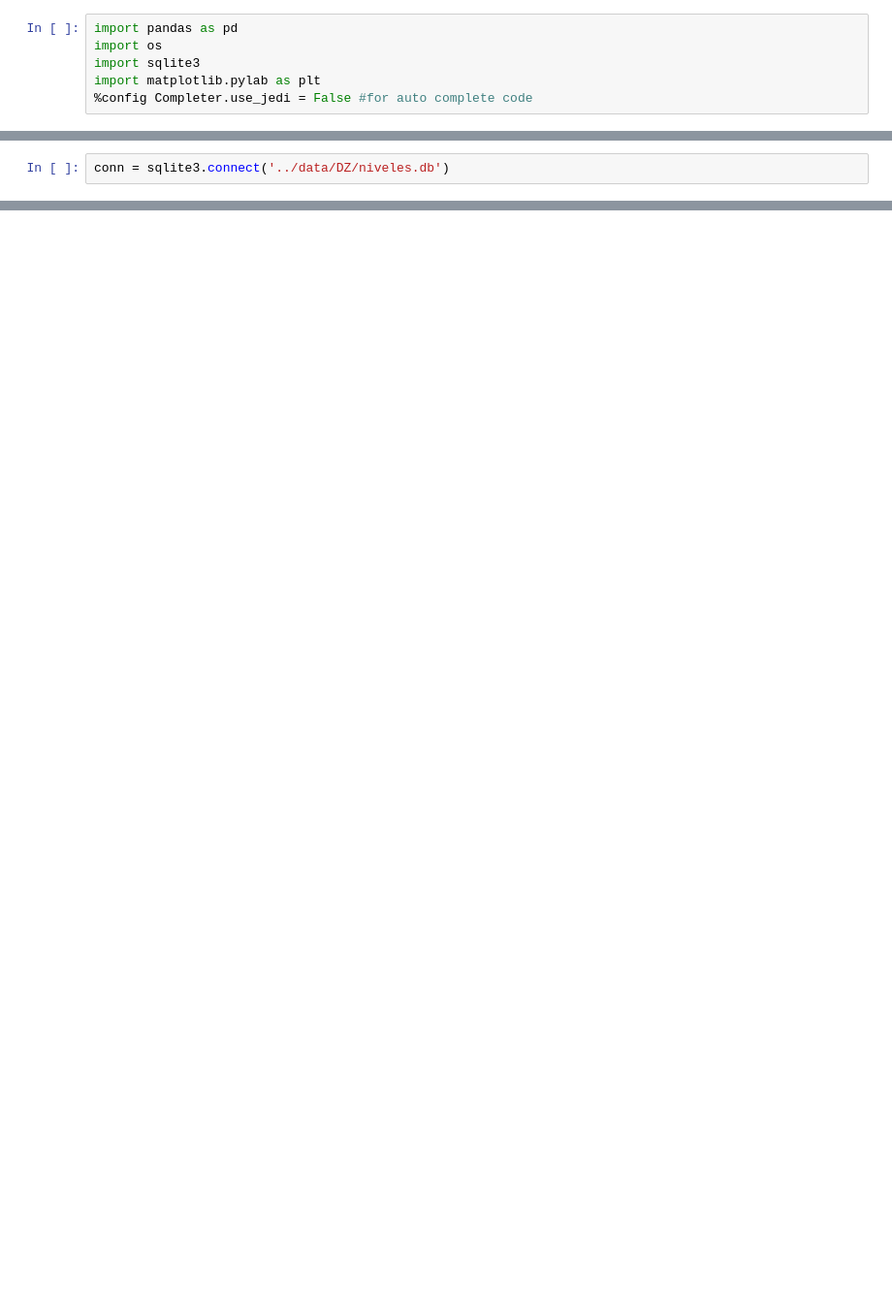
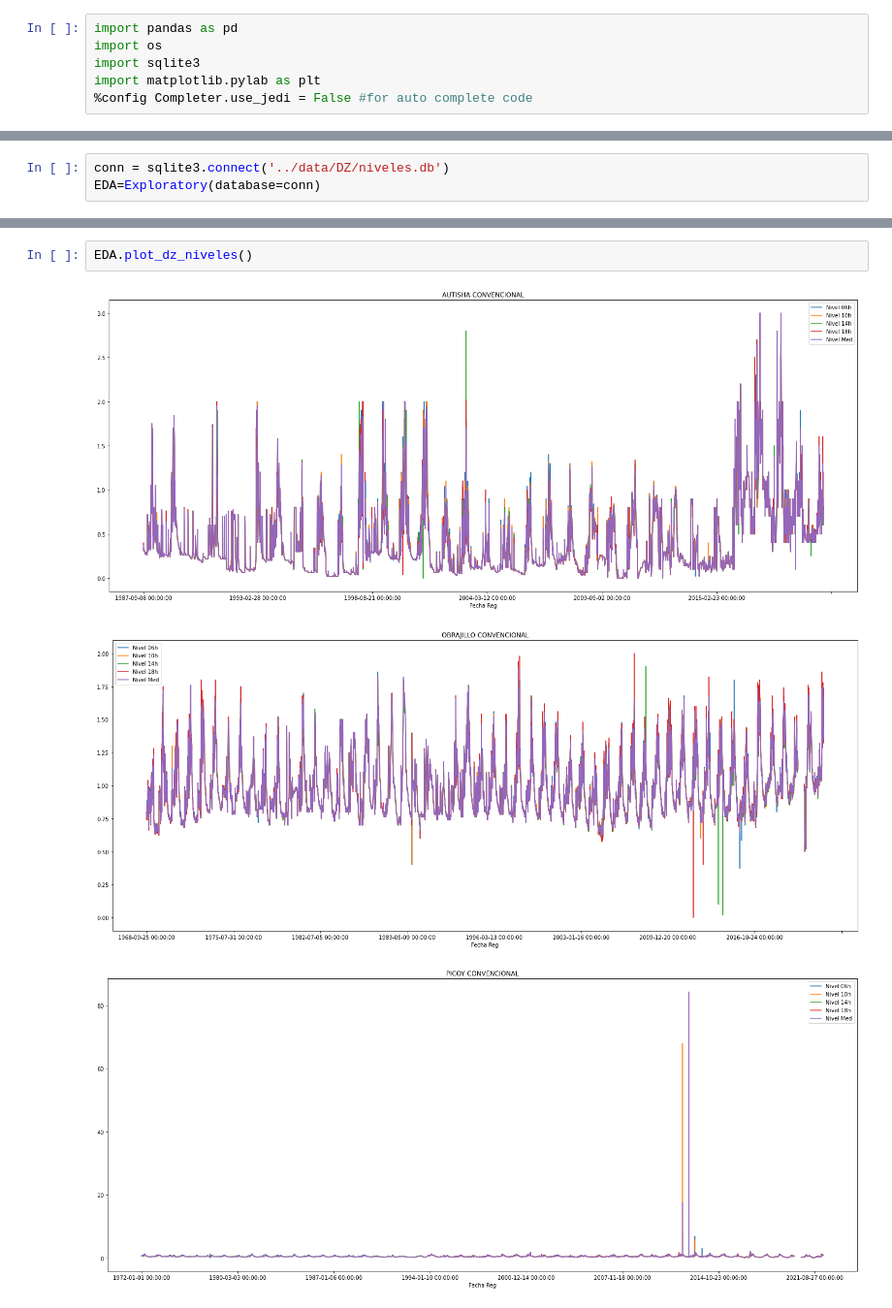
Before and after one commit to JoseZevallosR/umbrales_estaciones, a Jupyter notebook: notebooks/Exploratory_Analisis.ipynb, the cells around one changed output, grey strips where cells are left out. Shown at 97% size. Saved outputs shown, nothing was run; the diff lists cells and outputs as text; blank space fills up the shorter version.

```diff
--- a/notebooks/Exploratory_Analisis.ipynb
+++ b/notebooks/Exploratory_Analisis.ipynb
@@ -16,2 +59,3 @@ def tables_in_sqlite_db(conn):
 # %%
 conn = sqlite3.connect('../data/DZ/niveles.db')
+EDA=Exploratory(database=conn)
@@ -35,0 +78,6 @@ Index(['Codigo', 'Estacion', 'Fecha Reg', 'año', 'mes', 'dia', 'Nivel 06h',
+# %%
+EDA.plot_dz_niveles()
+# %% [output]
+[figure, added]
+[figure, added]
+[figure, added]
```
Also changed, not shown: parts of 11 cells of this notebook.
